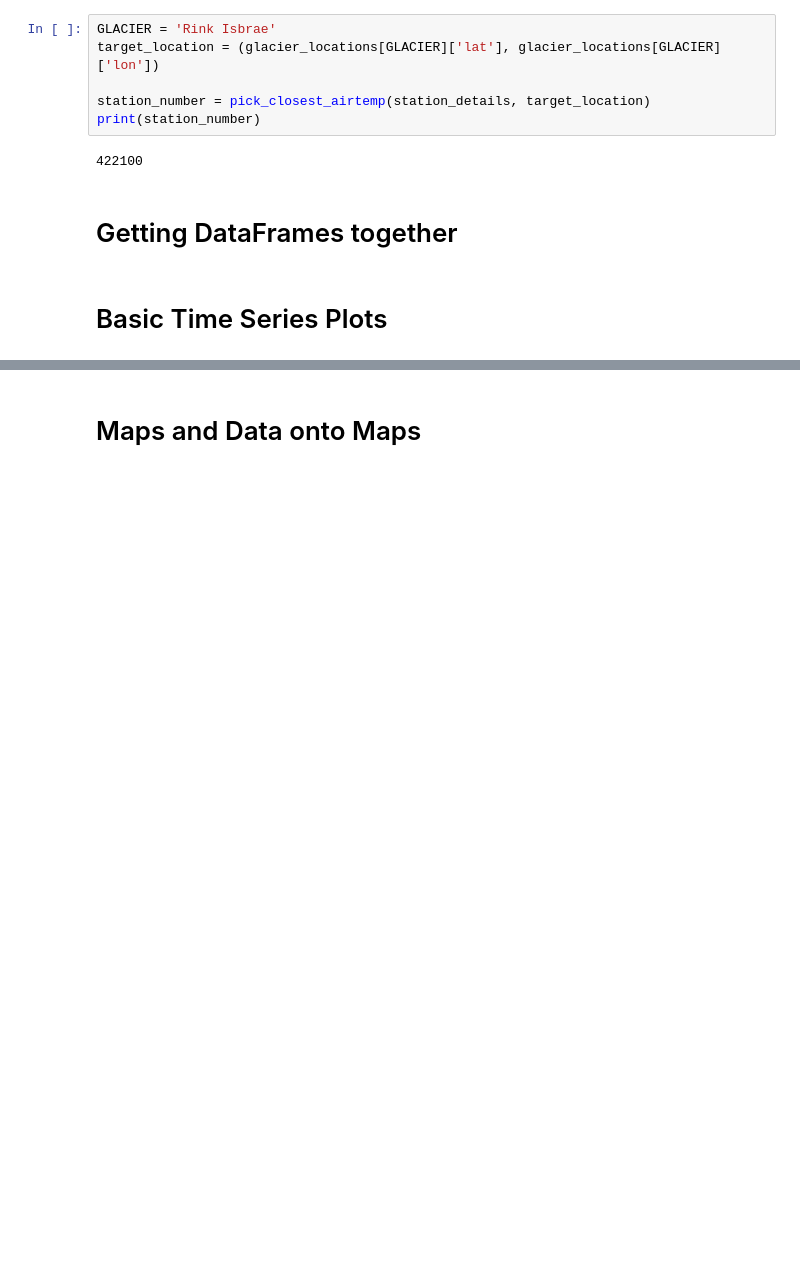
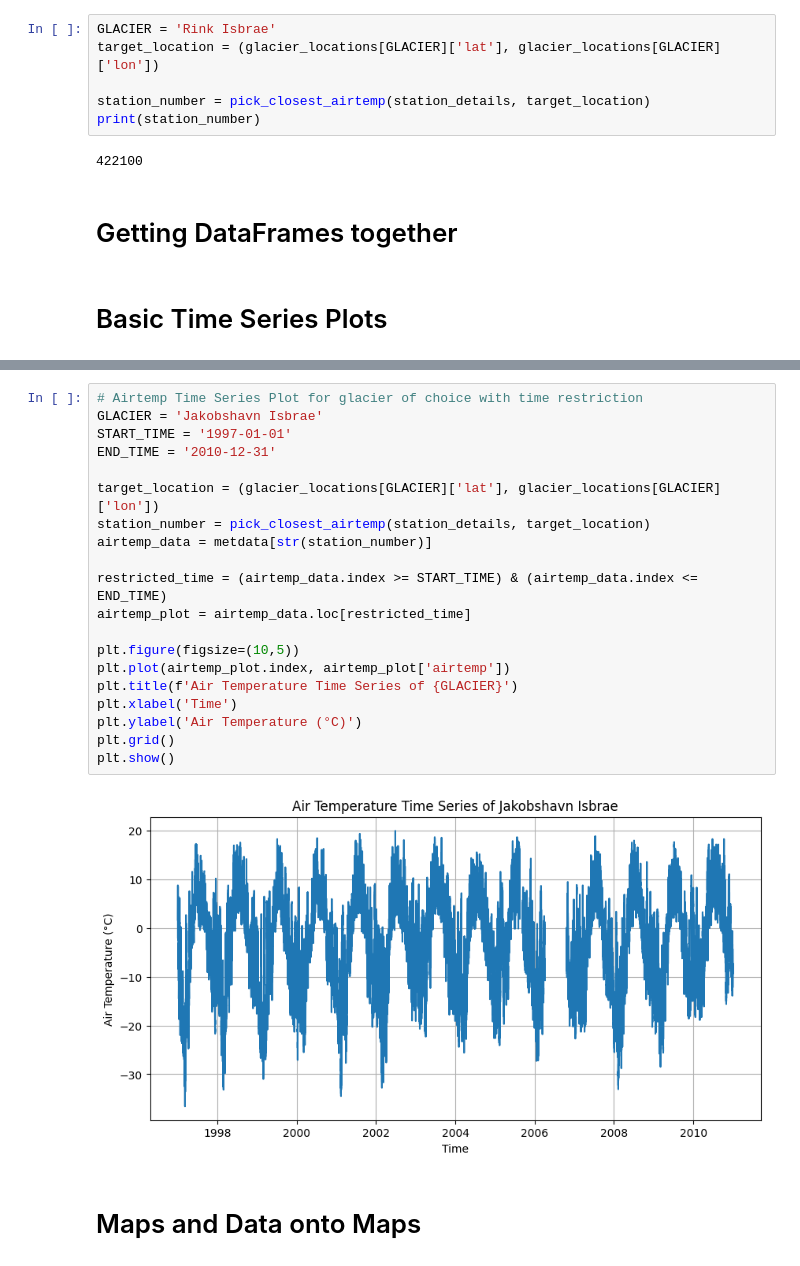
Before and after one commit to joelbarron06/ESDA2_Project, a Jupyter notebook: project_code.ipynb, the cells around one changed output, grey strips where cells are left out. Drawn from its saved outputs; the diff is of its cells as text; blank space fills up the shorter version.

```diff
--- a/project_code.ipynb
+++ b/project_code.ipynb
@@ -286,2 +306,24 @@ plt.show()
+# %%
+# Airtemp Time Series Plot for glacier of choice with time restriction
+GLACIER = 'Jakobshavn Isbrae'
+START_TIME = '1997-01-01'
+END_TIME = '2010-12-31'
+
+target_location = (glacier_locations[GLACIER]['lat'], glacier_locations[GLACIER]['lon'])
+station_number = pick_closest_airtemp(station_details, target_location)
+airtemp_data = metdata[str(station_number)]
+
+restricted_time = (airtemp_data.index >= START_TIME) & (airtemp_data.index <= END_TIME)
+airtemp_plot = airtemp_data.loc[restricted_time]
+
+plt.figure(figsize=(10,5))
+plt.plot(airtemp_plot.index, airtemp_plot['airtemp'])
+plt.title(f'Air Temperature Time Series of {GLACIER}')
+plt.xlabel('Time')
+plt.ylabel('Air Temperature (°C)')
+plt.grid()
+plt.show()
+# %% [output]
+[figure, added]
 # %% [markdown]
 # Maps and Data onto Maps
```
Also changed, not shown: parts of 2 cells of this notebook.
